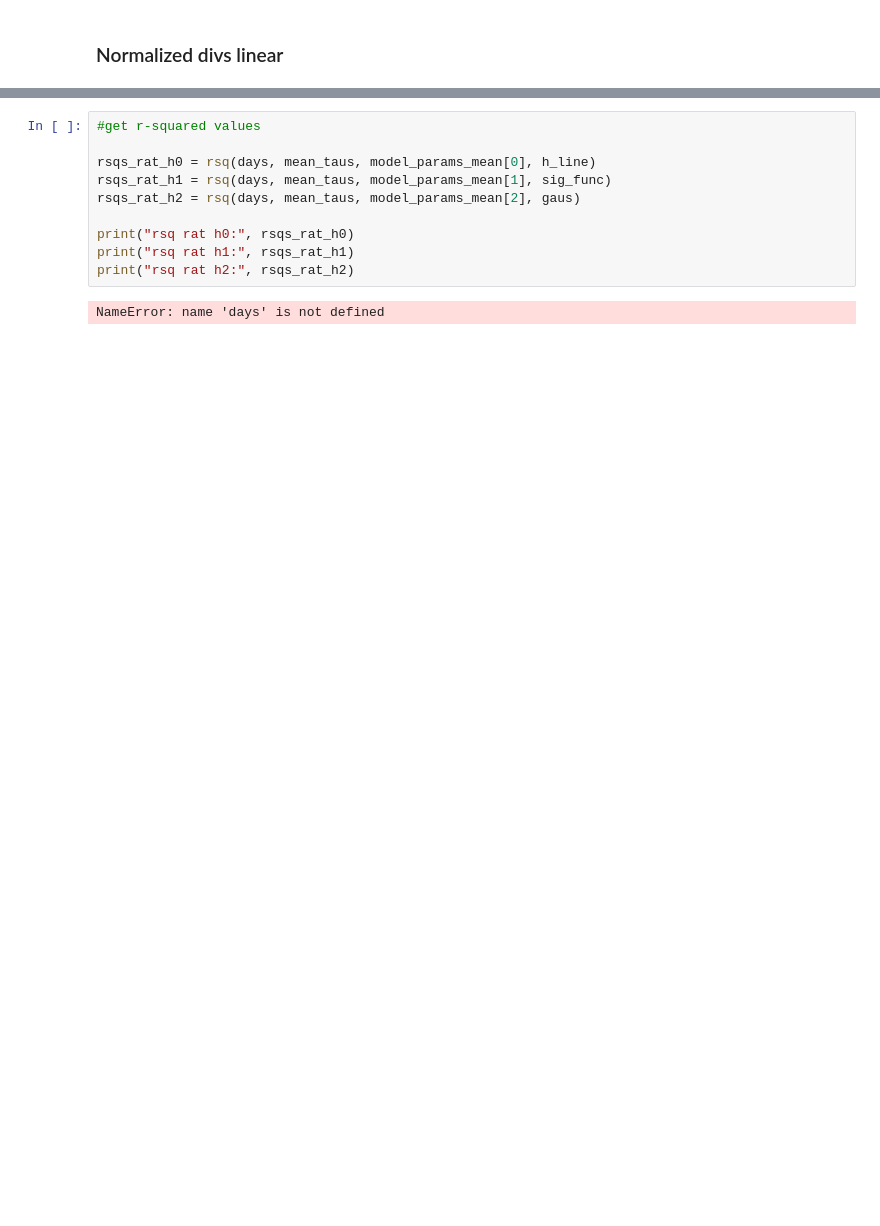
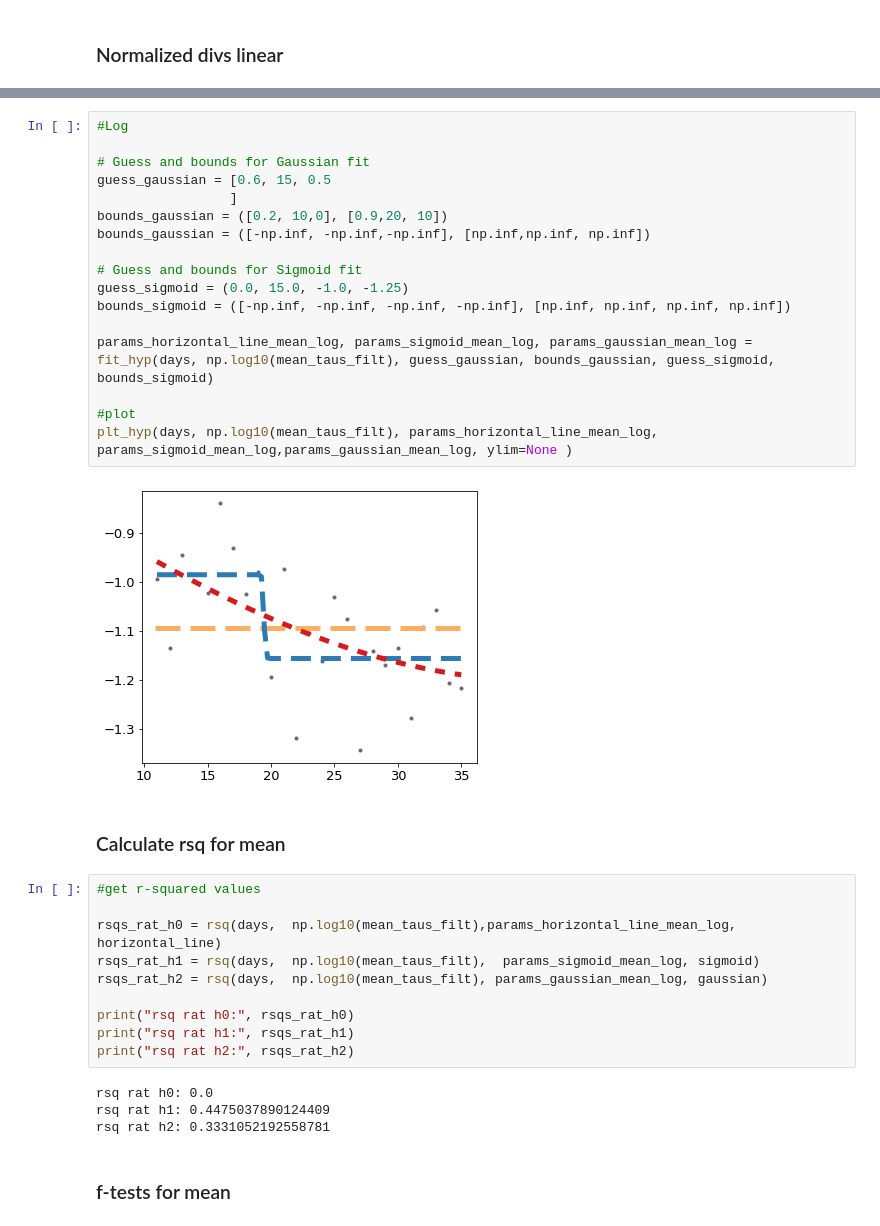
Before and after one commit to voytekresearch/timescale_development, a Jupyter notebook: rat_analysis_workflow/timescales_analysis_hypotheses.ipynb, the cells around one changed output, grey strips where cells are left out. Drawn from its saved outputs; the diff is of its cells as text; blank space fills up the shorter version.

```diff
--- a/rat_analysis_workflow/timescales_analysis_hypotheses.ipynb
+++ b/rat_analysis_workflow/timescales_analysis_hypotheses.ipynb
@@ -343,13 +380,38 @@ fit_hyp(filtered_divs2, filtered_taus_log2, guess_gaussian, bounds_gaussian, gue
+# %%
+#Log
+
+# Guess and bounds for Gaussian fit
+guess_gaussian = [0.6, 15, 0.5
+                 ]
+bounds_gaussian = ([0.2, 10,0], [0.9,20, 10])
+bounds_gaussian = ([-np.inf, -np.inf,-np.inf], [np.inf,np.inf, np.inf])
+
+# Guess and bounds for Sigmoid fit
+guess_sigmoid = (0.0, 15.0, -1.0, -1.25)
+bounds_sigmoid = ([-np.inf, -np.inf, -np.inf, -np.inf], [np.inf, np.inf, np.inf, np.inf])
+
+params_horizontal_line_mean_log, params_sigmoid_mean_log, params_gaussian_mean_log = fit_hyp(days, np.log10(mean_taus_filt), guess_gaussian, bounds_gaussian, guess_sigmoid, bounds_sigmoid)
+
+#plot
+plt_hyp(days, np.log10(mean_taus_filt), params_horizontal_line_mean_log, params_sigmoid_mean_log,params_gaussian_mean_log, ylim=None )
+# %% [output]
+[figure, added]
+# %% [markdown]
+### Calculate rsq for mean
 # %%
 #get r-squared values
 
-rsqs_rat_h0 = rsq(days, mean_taus, model_params_mean[0], h_line)
-rsqs_rat_h1 = rsq(days, mean_taus, model_params_mean[1], sig_func)
-rsqs_rat_h2 = rsq(days, mean_taus, model_params_mean[2], gaus)
+rsqs_rat_h0 = rsq(days,  np.log10(mean_taus_filt),params_horizontal_line_mean_log, horizontal_line)
+rsqs_rat_h1 = rsq(days,  np.log10(mean_taus_filt),  params_sigmoid_mean_log, sigmoid)
+rsqs_rat_h2 = rsq(days,  np.log10(mean_taus_filt), params_gaussian_mean_log, gaussian)
 
 print("rsq rat h0:", rsqs_rat_h0)
 print("rsq rat h1:", rsqs_rat_h1)
 print("rsq rat h2:", rsqs_rat_h2)
 # %% [output]
-NameError: name 'days' is not defined
+rsq rat h0: 0.0
+rsq rat h1: 0.4475037890124409
+rsq rat h2: 0.3331052192558781
+# %% [markdown]
+### f-tests for mean
 # %%
```
Also changed, not shown: parts of 29 cells of this notebook.
